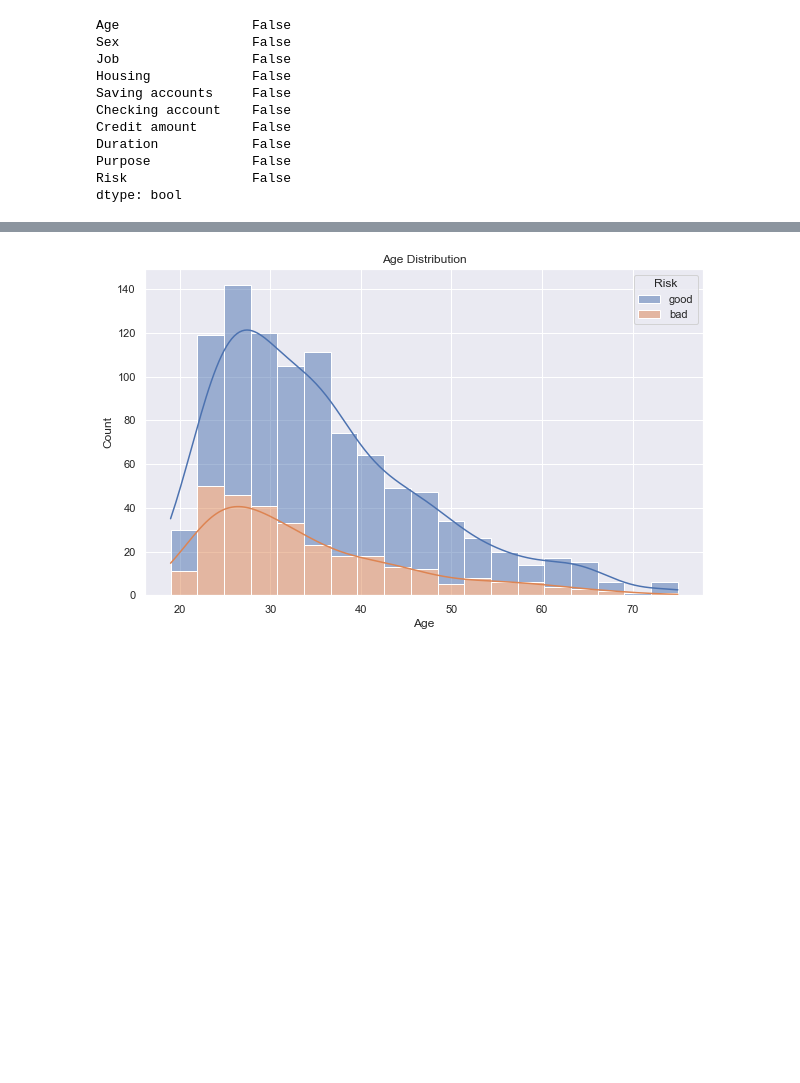
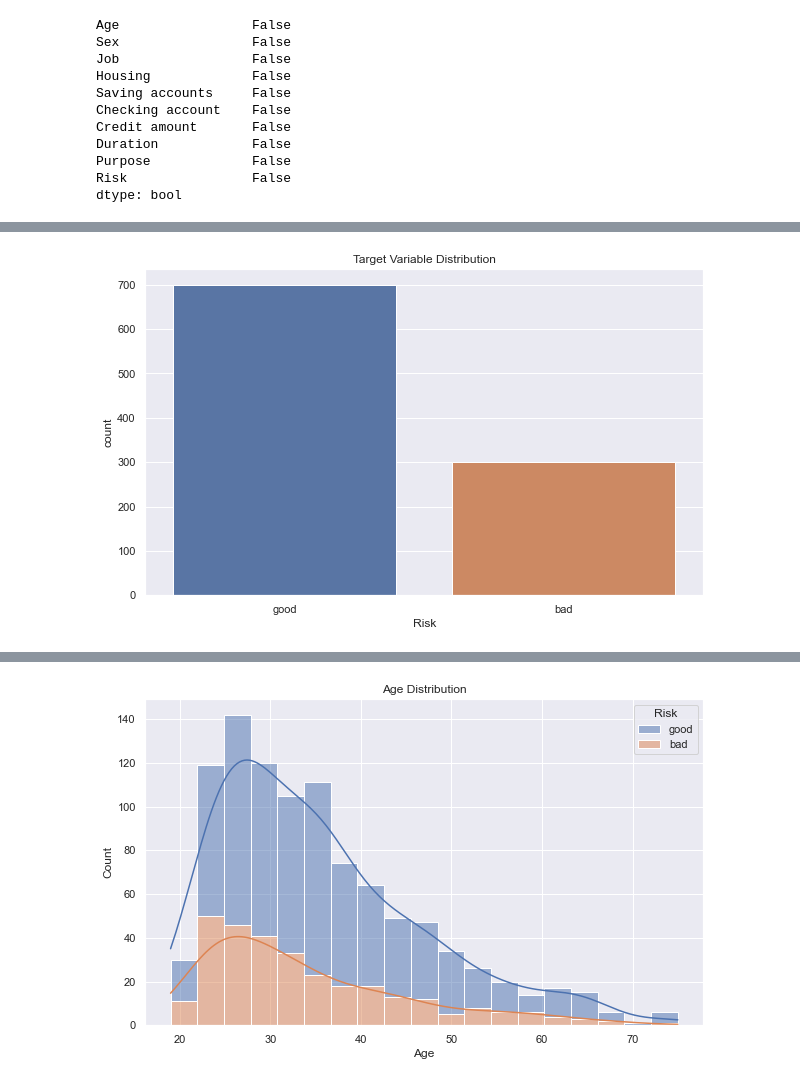
Before and after one commit to bigdatavietnam-org/german-credit-risk, a Jupyter notebook: german-credit-risk.ipynb, the cells around one changed output, grey strips where cells are left out. Saved outputs shown, nothing was run; the diff lists cells and outputs as text; code cells hidden in the pictures; blank space fills up the shorter version.

```diff
--- a/german-credit-risk.ipynb
+++ b/german-credit-risk.ipynb
@@ -167,0 +111,7 @@ py.iplot(fig)
+# %%
+plt.figure(figsize=(10, 6))
+sns.countplot(data=credit_df, x="Risk")
+plt.title("Target Variable Distribution")
+plt.show()
+# %% [output]
+[figure, added]
```
Also changed, not shown: parts of 4 cells of this notebook.
